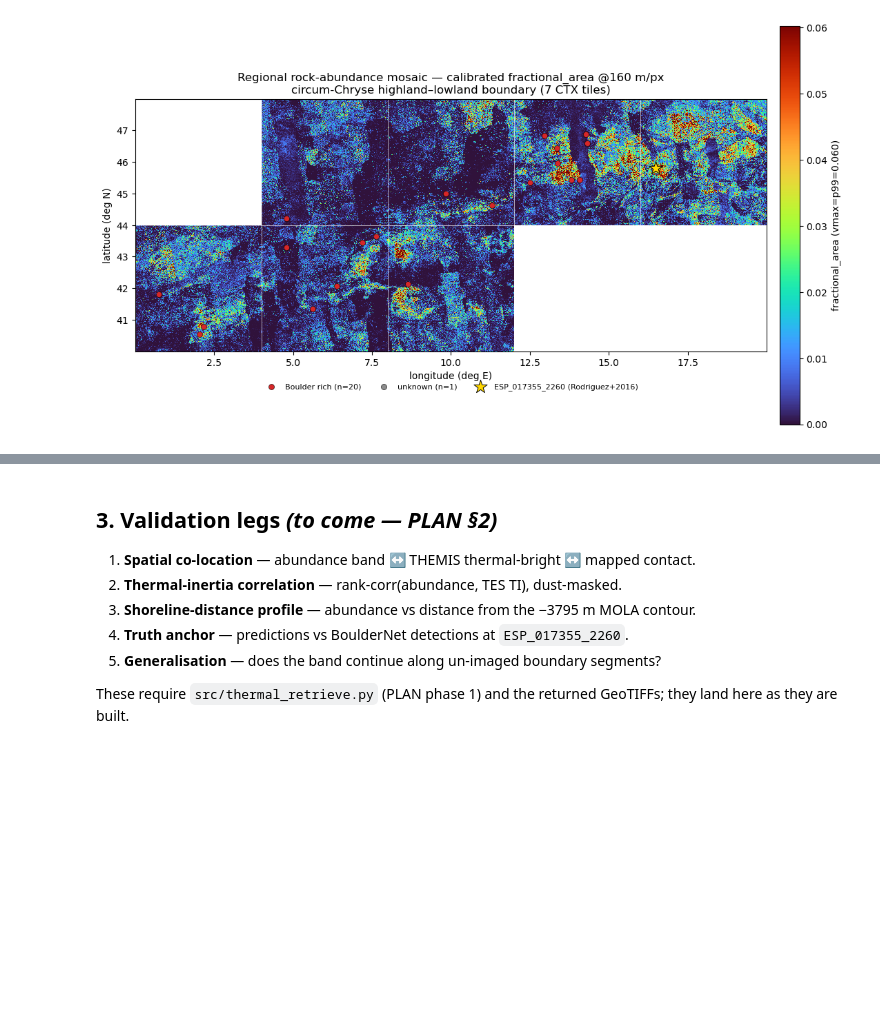
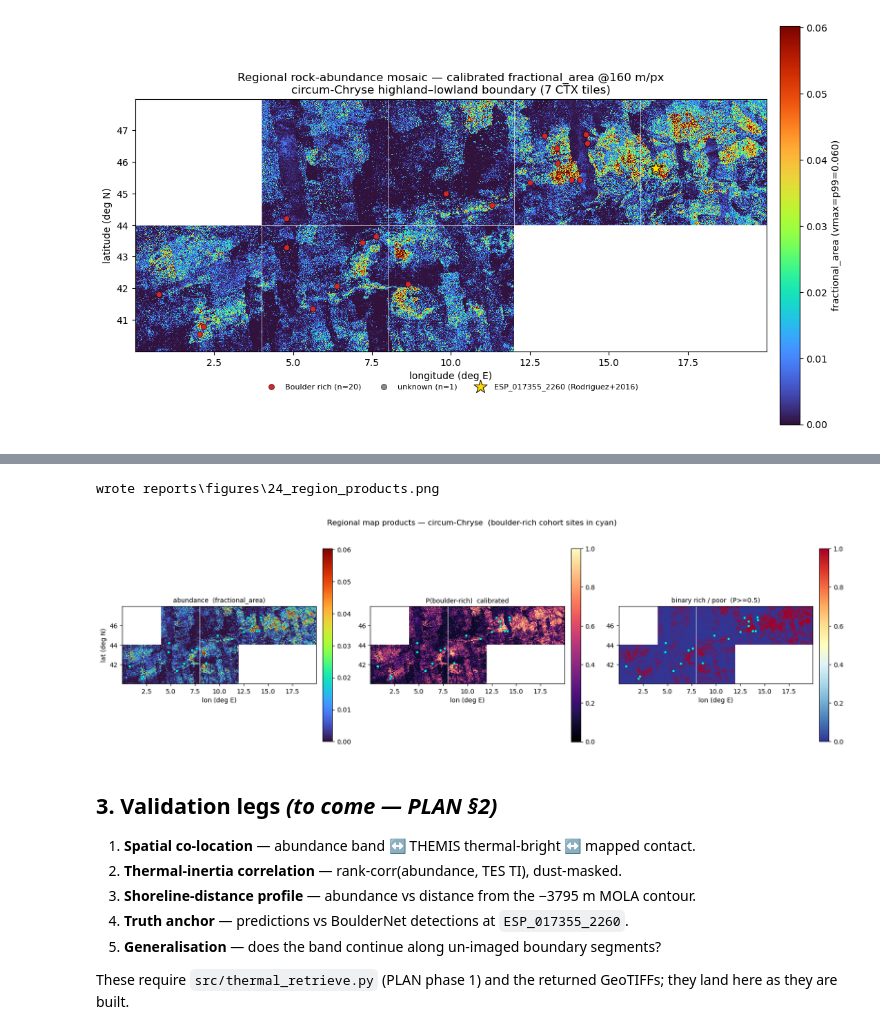
Before and after one commit to brianvamaro/hirise2ctx, a Jupyter notebook: notebooks/24_regional_map.ipynb, the cells around one changed output, grey strips where cells are left out. Cells and saved outputs as stored; diff of their text form; code cells hidden in the pictures; blank space fills up the shorter version.

```diff
--- a/notebooks/24_regional_map.ipynb
+++ b/notebooks/24_regional_map.ipynb
@@ -170,3 +177,31 @@ wrote reports\figures\24_region_mosaic.png + reports\map_region\regional_abundan
+# %%
+if ab_tifs:
+    prob_arr, _, _ = mosaic_geotiffs(sorted(MAP_DIR.glob("*_prob.tif")),
+                                     MAP_DIR / "regional_prob_mosaic.tif")
+    binary = np.where(np.isfinite(prob_arr), (prob_arr >= 0.5).astype(float), np.nan)
+    rich = in_block[in_block.BoulderLabel == "Boulder rich"]
+
+    panels = [("abundance  (fractional_area)", arr,      "turbo",    0.0, vmax),
+              ("P(boulder-rich)  calibrated", prob_arr,  "magma",    0.0, 1.0),
+              ("binary rich / poor  (P>=0.5)", binary,   "RdYlBu_r", 0.0, 1.0)]
+    fig, axes = plt.subplots(1, 3, figsize=(16.5, 5.4))
+    for ax, (title, data, cmap, vmin, vmx) in zip(axes, panels):
+        im = ax.imshow(np.ma.masked_invalid(data), cmap=cmap, vmin=vmin, vmax=vmx, extent=ext,
+                       origin="upper", aspect="equal", interpolation="nearest")
+        ax.scatter(rich.CenterLon_180, rich.CenterLat, s=16, c="cyan", edgecolor="k",
+                   lw=0.3, zorder=4)
+        ax.set_xlim(ext[0], ext[1]); ax.set_ylim(ext[2], ext[3])
+        ax.set_title(title, fontsize=10); ax.set_xlabel("lon (deg E)")
+        fig.colorbar(im, ax=ax, fraction=0.046, pad=0.03)
+    axes[0].set_ylabel("lat (deg N)")
+    fig.suptitle("Regional map products — circum-Chryse  (boulder-rich cohort sites in cyan)",
+                 fontsize=12)
+    fig.tight_layout()
+    out = FIG / "24_region_products.png"; fig.savefig(out, dpi=145, bbox_inches="tight")
+    print("wrote", out.relative_to(REPO)); plt.show()
+# %% [output]
+wrote reports\figures\24_region_products.png
+[figure, added]
 # %% [markdown]
 ## 3. Validation legs *(to come — PLAN §2)*
 
```
Also changed, not shown: parts of 1 cell of this notebook, 2 other files.
